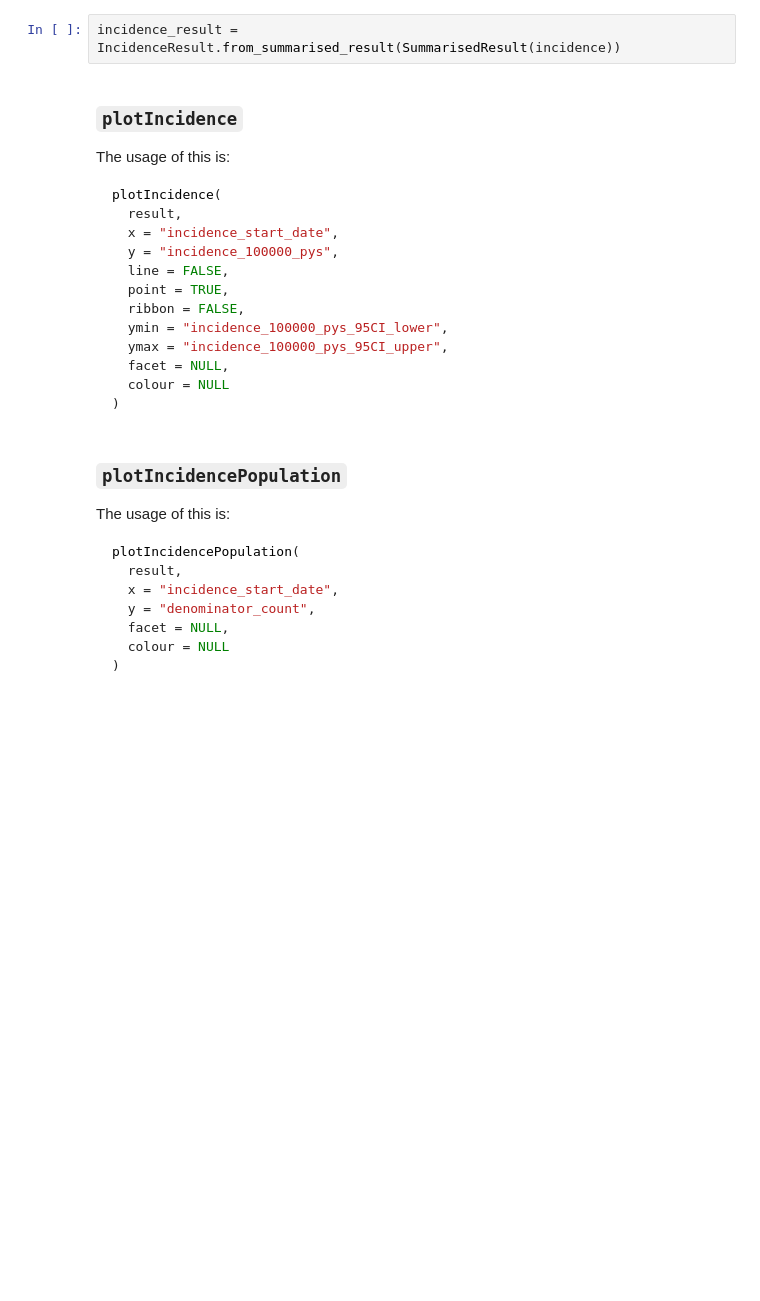
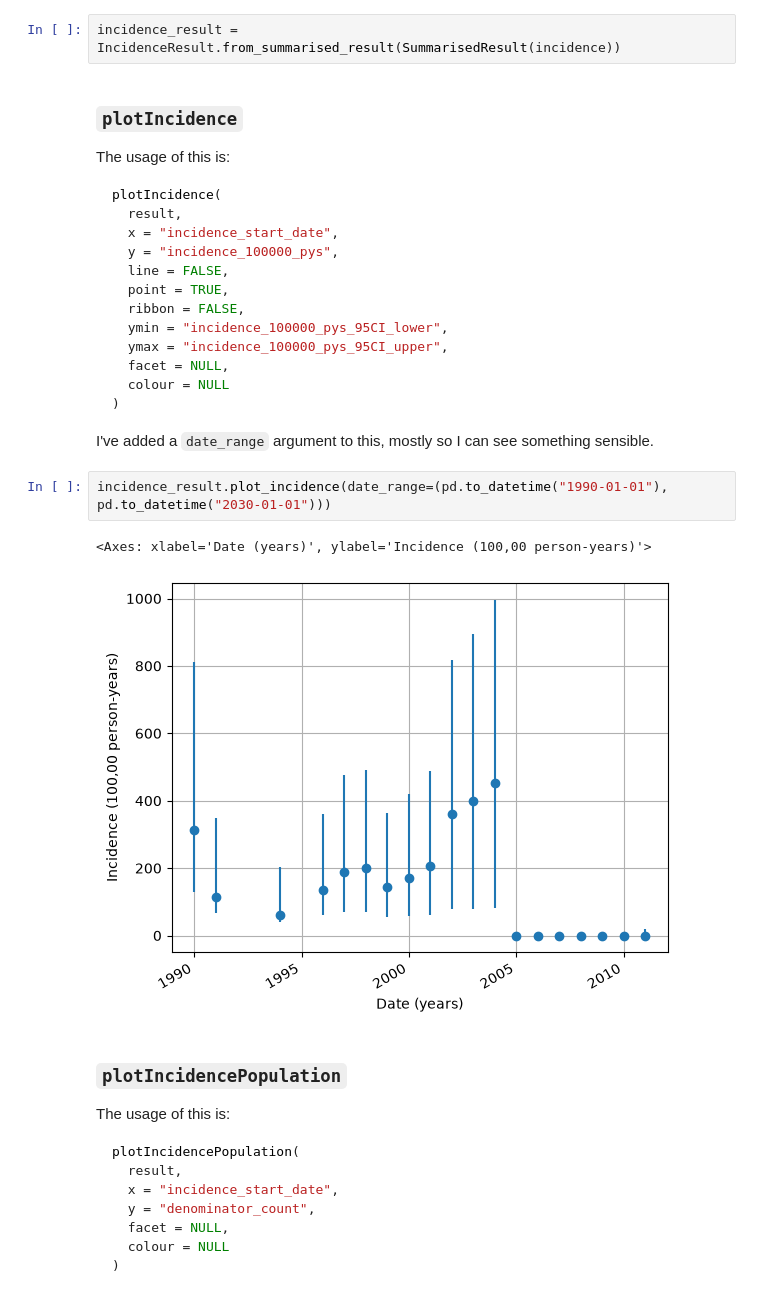
Before and after one commit to Health-Informatics-UoN/python-omop-vis, a Jupyter notebook: IncidencePrevalence plots.ipynb, the cells around one changed output. Drawn from its saved outputs; the diff is of its cells as text; blank space fills up the shorter version.

````diff
--- a/IncidencePrevalence plots.ipynb
+++ b/IncidencePrevalence plots.ipynb
@@ -540,6 +543,12 @@ plotIncidence(
   colour = NULL
 )
 ```
+I've added a `date_range` argument to this, mostly so I can see something sensible.
+# %%
+incidence_result.plot_incidence(date_range=(pd.to_datetime("1990-01-01"), pd.to_datetime("2030-01-01")))
+# %% [output]
+<Axes: xlabel='Date (years)', ylabel='Incidence (100,00 person-years)'>
+[figure, added]
 # %% [markdown]
 ### `plotIncidencePopulation`
 
````
Also changed, not shown: parts of 3 cells of this notebook, 1 other file.
